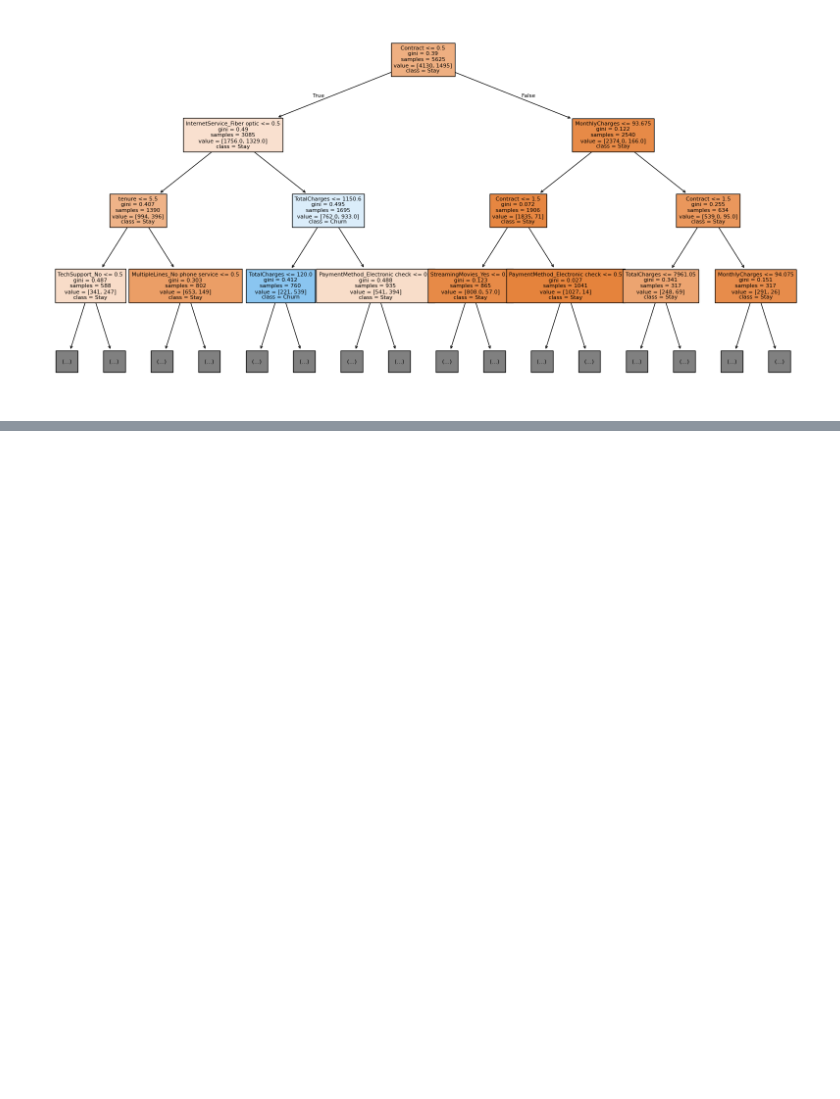
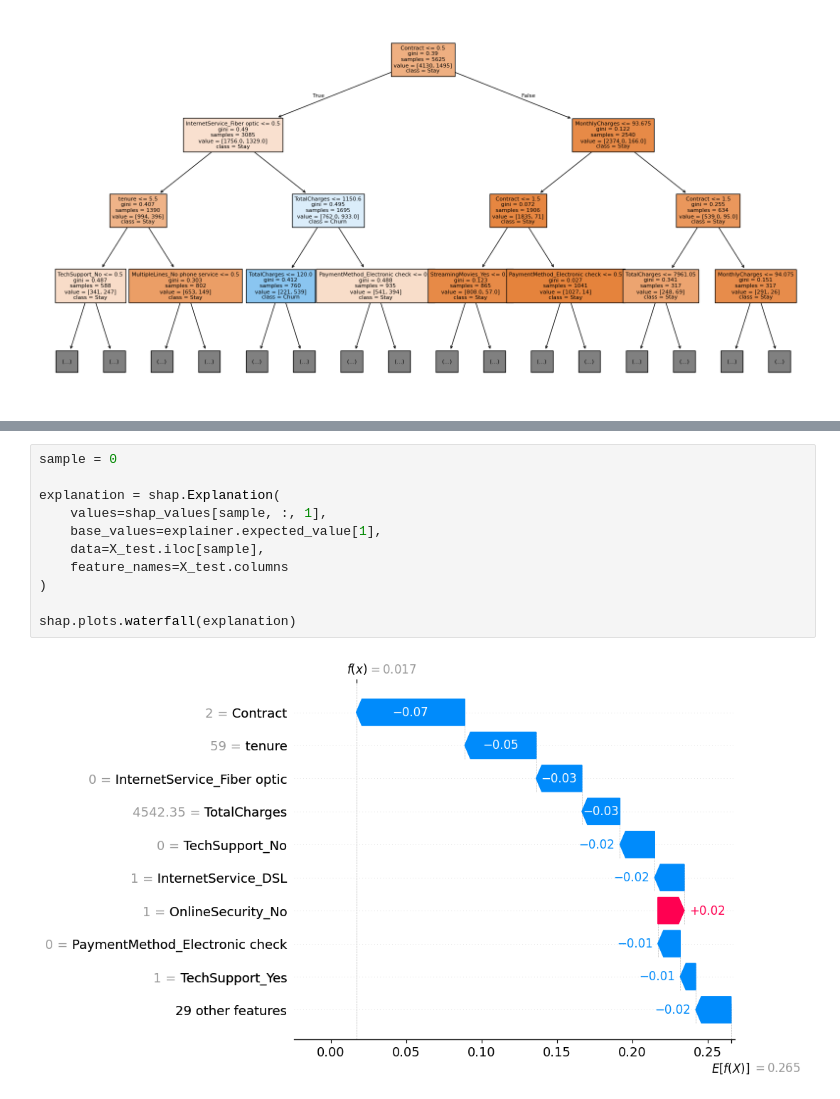
Before and after one commit to atharva081106/Customer-Churn-Prediction-System, a Jupyter notebook: 1.ipynb, the cells around one changed output, grey strips where cells are left out. Drawn from its saved outputs; the diff is of its cells as text; blank space fills up the shorter version.

```diff
--- a/1.ipynb
+++ b/1.ipynb
@@ -945,0 +1195,13 @@ plt.show()
+# %%
+sample = 0
+
+explanation = shap.Explanation(
+    values=shap_values[sample, :, 1],
+    base_values=explainer.expected_value[1],
+    data=X_test.iloc[sample],
+    feature_names=X_test.columns
+)
+
+shap.plots.waterfall(explanation)
+# %% [output]
+[figure, added]
```
Also changed, not shown: parts of 15 cells of this notebook, 1 other file.
